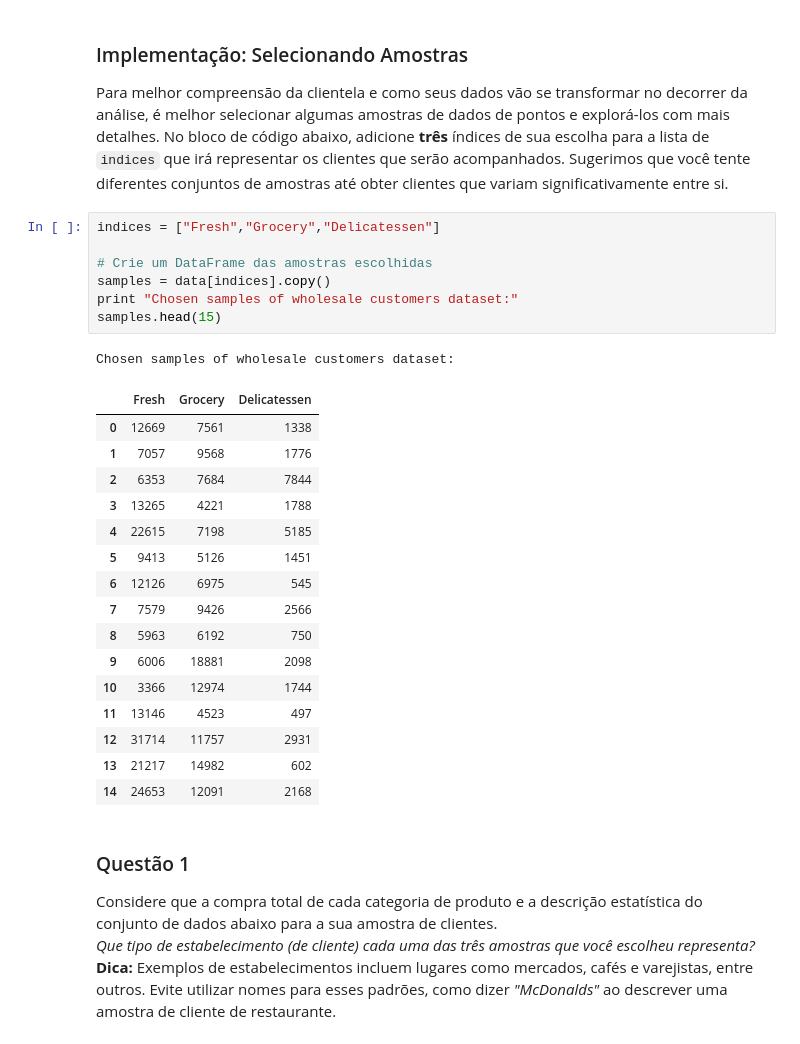
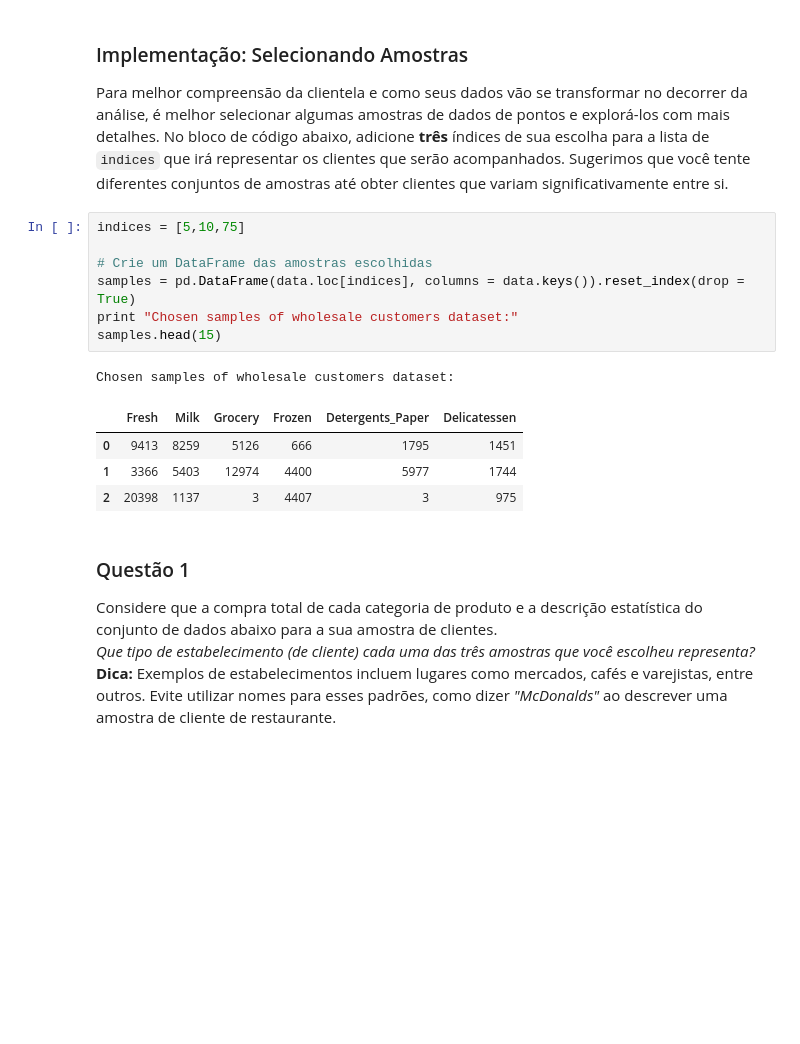
Before and after one commit to rafaelnovello/Machine-Learning-Nanodegree, a Jupyter notebook: 4-Unsupervised-Learning/Project/customer_segments_PT.ipynb, the cells around one changed output. Drawn from its saved outputs; the diff is of its cells as text; blank space fills up the shorter version.

```diff
--- a/4-Unsupervised-Learning/Project/customer_segments_PT.ipynb
+++ b/4-Unsupervised-Learning/Project/customer_segments_PT.ipynb
@@ -57,30 +57,18 @@ display(data.describe())
 ### Implementação: Selecionando Amostras
 Para melhor compreensão da clientela e como seus dados vão se transformar no decorrer da análise, é melhor selecionar algumas amostras de dados de pontos e explorá-los com mais detalhes. No bloco de código abaixo, adicione **três** índices de sua escolha para a lista de `indices` que irá representar os clientes que serão acompanhados. Sugerimos que você tente diferentes conjuntos de amostras até obter clientes que variam significativamente entre si.
 # %%
-indices = ["Fresh","Grocery","Delicatessen"]
+indices = [5,10,75]
 
 # Crie um DataFrame das amostras escolhidas
-samples = data[indices].copy()
+samples = pd.DataFrame(data.loc[indices], columns = data.keys()).reset_index(drop = True)
 print "Chosen samples of wholesale customers dataset:"
 samples.head(15)
 # %% [output]
 Chosen samples of wholesale customers dataset:
-|  | Fresh | Grocery | Delicatessen |
-| 0 | 12669 | 7561 | 1338 |
-| 1 | 7057 | 9568 | 1776 |
-| 2 | 6353 | 7684 | 7844 |
-| 3 | 13265 | 4221 | 1788 |
-| 4 | 22615 | 7198 | 5185 |
-| 5 | 9413 | 5126 | 1451 |
-| 6 | 12126 | 6975 | 545 |
-| 7 | 7579 | 9426 | 2566 |
-| 8 | 5963 | 6192 | 750 |
-| 9 | 6006 | 18881 | 2098 |
-| 10 | 3366 | 12974 | 1744 |
-| 11 | 13146 | 4523 | 497 |
-| 12 | 31714 | 11757 | 2931 |
-| 13 | 21217 | 14982 | 602 |
-| 14 | 24653 | 12091 | 2168 |
+|  | Fresh | Milk | Grocery | Frozen | Detergents_Paper | Delicatessen |
+| 0 | 9413 | 8259 | 5126 | 666 | 1795 | 1451 |
+| 1 | 3366 | 5403 | 12974 | 4400 | 5977 | 1744 |
+| 2 | 20398 | 1137 | 3 | 4407 | 3 | 975 |
 # %% [markdown]
 ### Questão 1
 Considere que a compra total de cada categoria de produto e a descrição estatística do conjunto de dados abaixo para a sua amostra de clientes.
```
Also changed, not shown: parts of 27 cells of this notebook, 1 other file.
